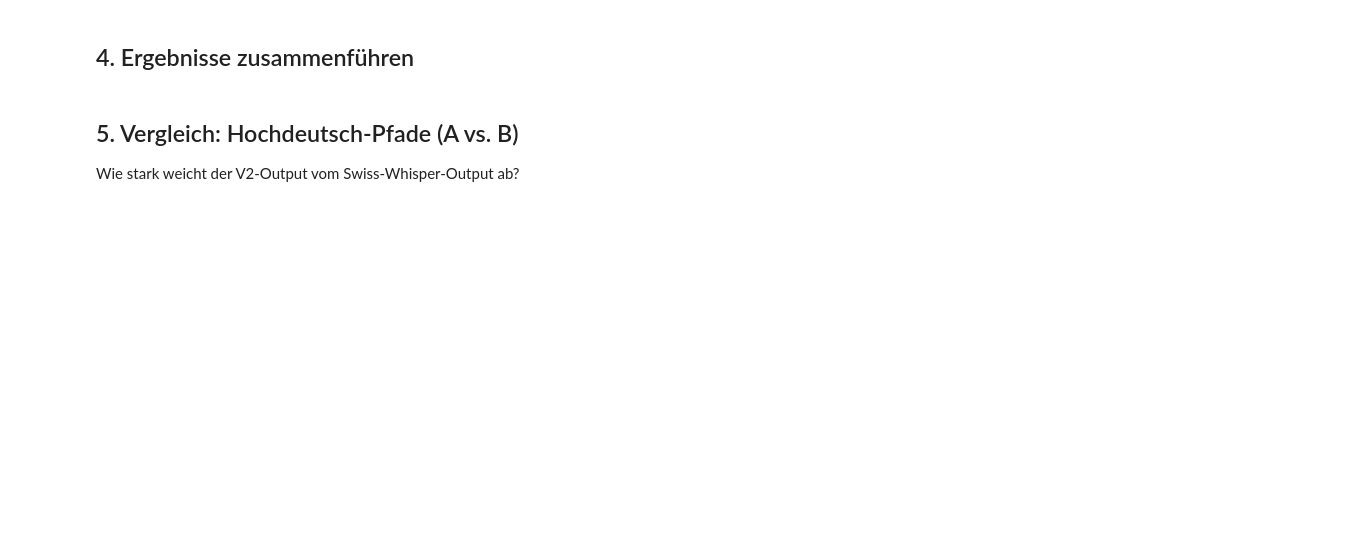
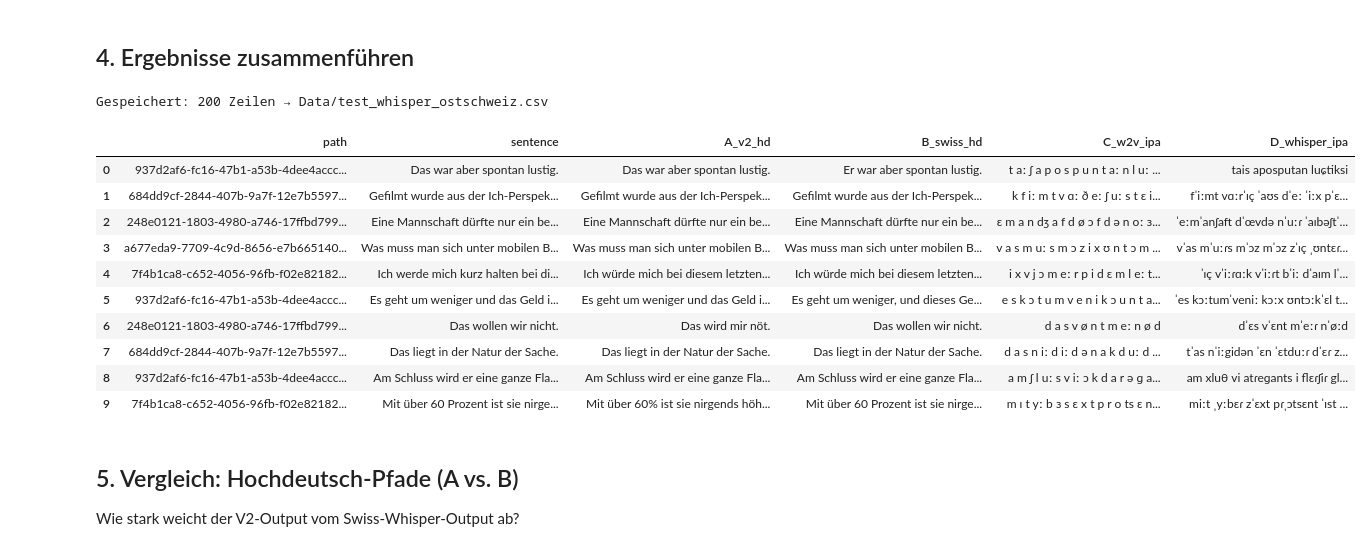
Before and after one commit to GwenVocat/NLP---Swiss-German-Dialect-Data, a Jupyter notebook: test_whisper_settings_ostschweiz.ipynb, the cells around one changed output. Saved outputs shown, nothing was run; the diff lists cells and outputs as text; code cells hidden in the pictures; blank space fills up the shorter version.

```diff
--- a/test_whisper_settings_ostschweiz.ipynb
+++ b/test_whisper_settings_ostschweiz.ipynb
@@ -169,20 +223,33 @@ print("Modell D entladen.")
 # %%
 rows = []
 for _, row in df.iterrows():
     p = row["path"]
     rows.append({
         "path": p,
         "sentence": row["sentence"],
         "A_v2_hd": results_a.get(p, ""),
         "B_swiss_hd": results_b.get(p, ""),
         "C_w2v_ipa": results_c.get(p, ""),
         "D_whisper_ipa": results_d.get(p, ""),
     })
 
 df_out = pd.DataFrame(rows)
-df_out.to_csv("Data/model_comparison_ostschweiz.csv", index=False)
-print(f"Gespeichert: {len(df_out)} Zeilen → Data/model_comparison_ostschweiz.csv")
+df_out.to_csv("Data/test_whisper_ostschweiz.csv", index=False)
+print(f"Gespeichert: {len(df_out)} Zeilen → Data/test_whisper_ostschweiz.csv")
 df_out.head(10)
+# %% [output]
+Gespeichert: 200 Zeilen → Data/test_whisper_ostschweiz.csv
+|  | path | sentence | A_v2_hd | B_swiss_hd | C_w2v_ipa | D_whisper_ipa |
+| 0 | 937d2af6-fc16-47b1-a53b-4dee4accc... | Das war aber spontan lustig. | Das war aber spontan lustig. | Er war aber spontan lustig. | t aː ʃ a p o s p u n t aː n l uː ... | tais aposputan luɕtiksi |
+| 1 | 684dd9cf-2844-407b-9a7f-12e7b5597... | Gefilmt wurde aus der Ich-Perspek... | Gefilmt wurde aus der Ich-Perspek... | Gefilmt wurde aus der Ich-Perspek... | k f iː m t v ɑː ð eː ʃ uː s t ɛ i... | fˈiːmt vɑːrˈɪç ˈaʊs dˈeː ˈiːx pˈɛ... |
+| 2 | 248e0121-1803-4980-a746-17ffbd799... | Eine Mannschaft dürfte nur ein be... | Eine Mannschaft dürfte nur ein be... | Eine Mannschaft dürfte nur ein be... | ɛ m a n dʒ a f d ø ɔ f d ə n oː ɜ... | ˈeːmˈanʃaft dˈœvdə nˈuːɾ ˈaɪbəʃtˈ... |
+| 3 | a677eda9-7709-4c9d-8656-e7b665140... | Was muss man sich unter mobilen B... | Was muss man sich unter mobilen B... | Was muss man sich unter mobilen B... | v a s m uː s m ɔ z i x ʊ n t ɔ m ... | vˈas mˈuːɾs mˈɔz mˈɔz zˈɪç ˌʊntɛɾ... |
+| 4 | 7f4b1ca8-c652-4056-96fb-f02e82182... | Ich werde mich kurz halten bei di... | Ich würde mich bei diesem letzten... | Ich würde mich bei diesem letzten... | i x v j ɔ m eː r p i d ɛ m l eː t... | ˈɪç vˈiːɾɑːk vˈiːɾt bˈiː dˈaɪm lˈ... |
+| 5 | 937d2af6-fc16-47b1-a53b-4dee4accc... | Es geht um weniger und das Geld i... | Es geht um weniger und das Geld i... | Es geht um weniger, und dieses Ge... | e s k ɔ t u m v e n i k ɔ u n t a... | ˈes kɔːtumˈveniː kɔːx ʊntɔːkˈɛl t... |
+| 6 | 248e0121-1803-4980-a746-17ffbd799... | Das wollen wir nicht. | Das wird mir nöt. | Das wollen wir nicht. | d a s v ø n t m eː n ø d | dˈɛs vˈɛnt mˈeːɾ nˈøːd |
+| 7 | 684dd9cf-2844-407b-9a7f-12e7b5597... | Das liegt in der Natur der Sache. | Das liegt in der Natur der Sache. | Das liegt in der Natur der Sache. | d a s n iː d iː d ə n a k d uː d ... | tˈas nˈiːgidən ˈɛn ˈɛtduːɾ dˈɛɾ z... |
+| 8 | 937d2af6-fc16-47b1-a53b-4dee4accc... | Am Schluss wird er eine ganze Fla... | Am Schluss wird er eine ganze Fla... | Am Schluss wird er eine ganze Fla... | a m ʃ l uː s v iː ɔ k d a r ə ɡ a... | am xluθ vi atɾeɡants i flɛɾʃiɾ gl... |
+| 9 | 7f4b1ca8-c652-4056-96fb-f02e82182... | Mit über 60 Prozent ist sie nirge... | Mit über 60% ist sie nirgends höh... | Mit über 60 Prozent ist sie nirge... | m ɪ t yː b ɜ s ɛ x t p r o ts ɛ n... | miːt ˌyːbɛɾ zˈɛxt pɾˌɔtsɛnt ˈɪst ... |
 # %% [markdown]
 ## 5. Vergleich: Hochdeutsch-Pfade (A vs. B)
 
```
Also changed, not shown: parts of 10 cells of this notebook, 3 other files.
